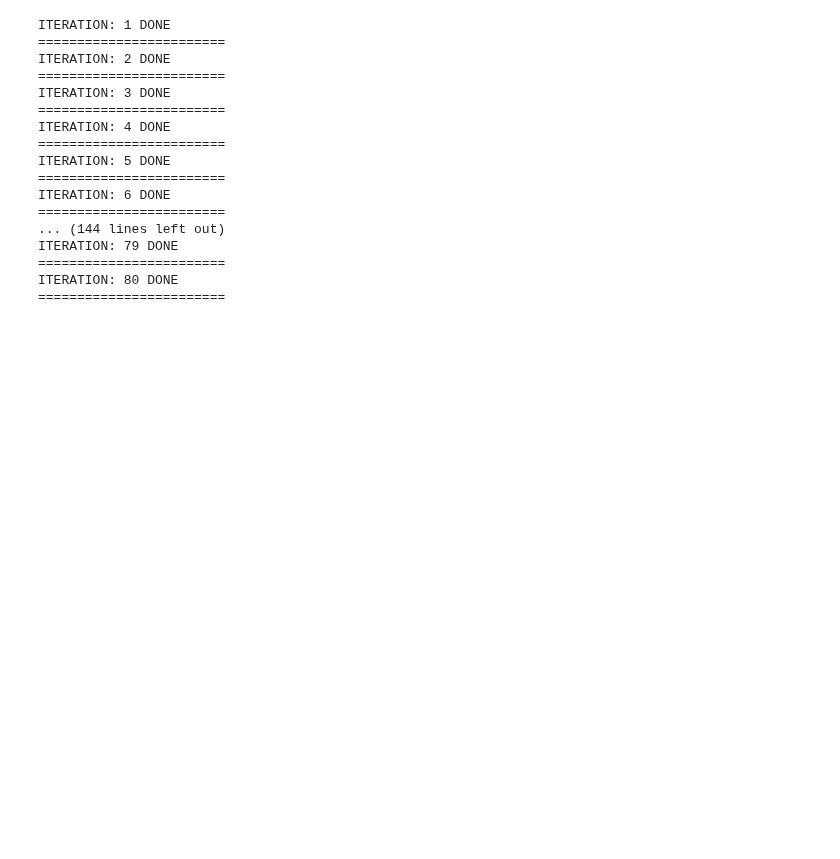
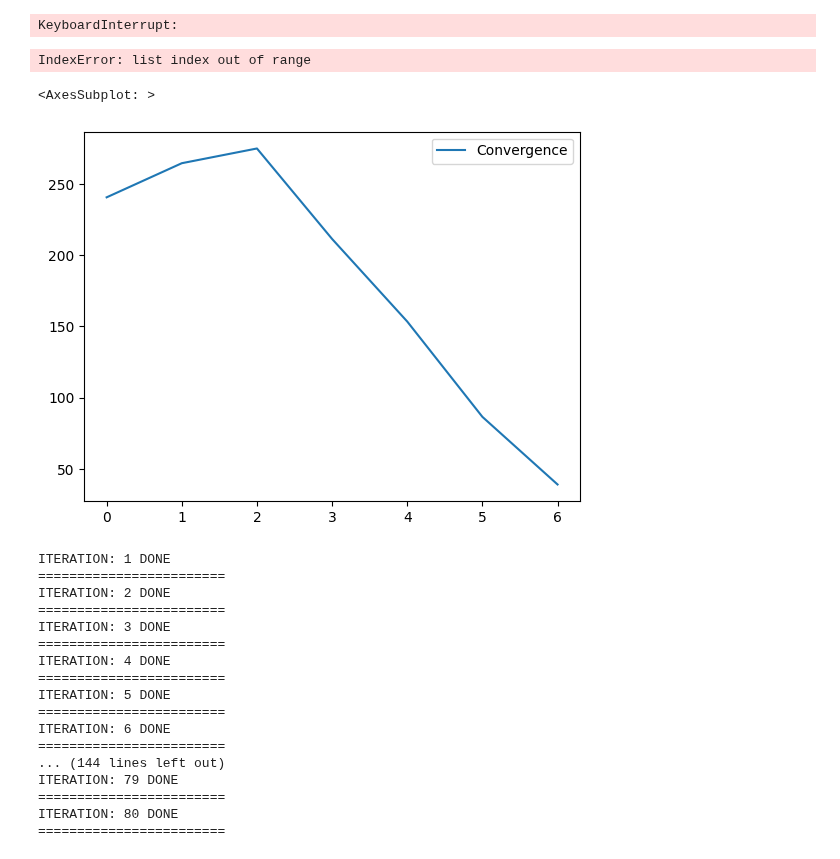
Before and after one commit to Chideme/island_genetic_algrorithm, a Jupyter notebook: island_gga.ipynb, the cells around one changed output. Saved outputs shown, nothing was run; the diff lists cells and outputs as text; code cells hidden in the pictures; blank space fills up the shorter version.

```diff
--- a/island_gga.ipynb
+++ b/island_gga.ipynb
@@ -127,3 +106,26 @@ islandgga = IslandGGA(num_islands,num_iter,train_data,strategies,pSize,m_iter,N,
+# %%
+islandgga.evolve_island_ring()
+# %% [output]
+KeyboardInterrupt:
+# %%
+pop=islandgga.islands[0]
+
+for i in pop:
+    print(i.profit)
+    print(i.corr)
+    print(i.gb)
+    print(i.wb)
+    print(i)
+    print("=======")
+# %% [output]
+IndexError: list index out of range
+# %%
+cols = ["Convergence"]
+df = pd.DataFrame(np.column_stack([islandgga.convergence_values]), columns=cols)
+df.plot()
+# %% [output]
+<AxesSubplot: >
+[figure, added]
 # %%
 ring = []
 master = []
```
Also changed, not shown: parts of 6 cells of this notebook, 3 other files.
